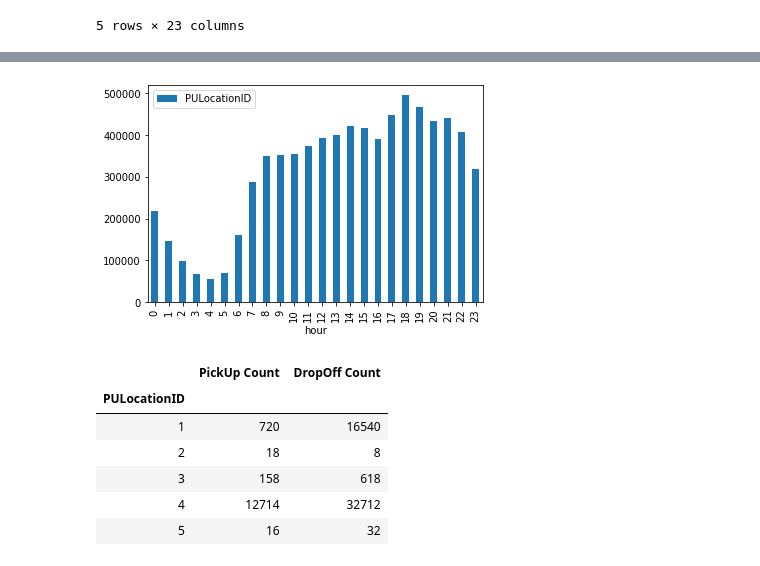
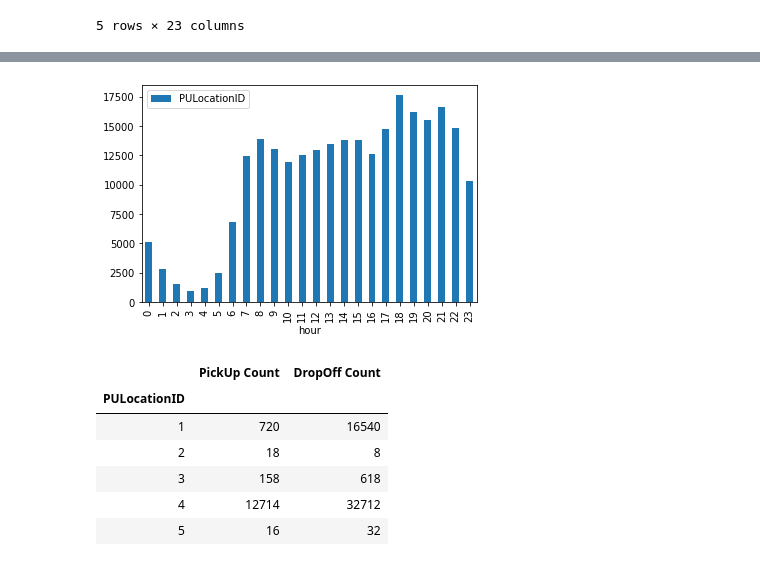
Before and after one commit to leonardzh/zheng_MnM4SDS_project, a Jupyter notebook: SI.ipynb, the cells around one changed output, grey strips where cells are left out. Saved outputs shown, nothing was run; the diff lists cells and outputs as text; code cells hidden in the pictures.

```diff
--- a/SI.ipynb
+++ b/SI.ipynb
@@ -163,7 +167,7 @@ taxi_data["dropofftime"] = pd.to_datetime(taxi_data["tpep_dropoff_datetime"])
 taxi_data["hour"] = taxi_data["pickuptime"].map(lambda x: x.hour)
 taxi_data["weekday"] = taxi_data["pickuptime"].map(lambda x: x.weekday)
 # %%
-taxi_data["weekday_name"] = taxi_data["pickuptime"].map(lambda x: x.weekday_name)
+taxi_data["weekday_name"] = taxi_data["pickuptime"].map(lambda x: x.day_name)
 taxi_data.head()
 # %% [output]
 |  | VendorID | tpep_pickup_datetime | tpep_dropoff_datetime | passenger_count | trip_distance | RatecodeID | ... |
@@ -185,0 +473,5 @@ taxi_lite.head()
+# %%
+#10/23 make hourly plot for week days
+day_mask = (taxi_lite['pickuptime'] >= '2019-5-8') & (taxi_lite['pickuptime'] < '2019-5-9')
+day_taxi_lite = taxi_lite.loc[day_mask]
+day_taxi_lite
@@ -186,9 +492,9 @@ taxi_lite.head()
 # %%
-hour_group = taxi_lite.groupby('hour')[['PULocationID']].count()
+hour_group = day_taxi_lite.groupby('hour')[['PULocationID']].count()
 hour_group.plot(kind='bar')
-plt.savefig('hour_hist.png')
+plt.savefig('hour_hist_3.png')
 # %% [output]
-[figure, old version]
+[figure, new version]
 # %%
 def get_trip_counts():
     # make a DataFrame with locations for each bike station
```
Also changed, not shown: parts of 20 cells of this notebook.
